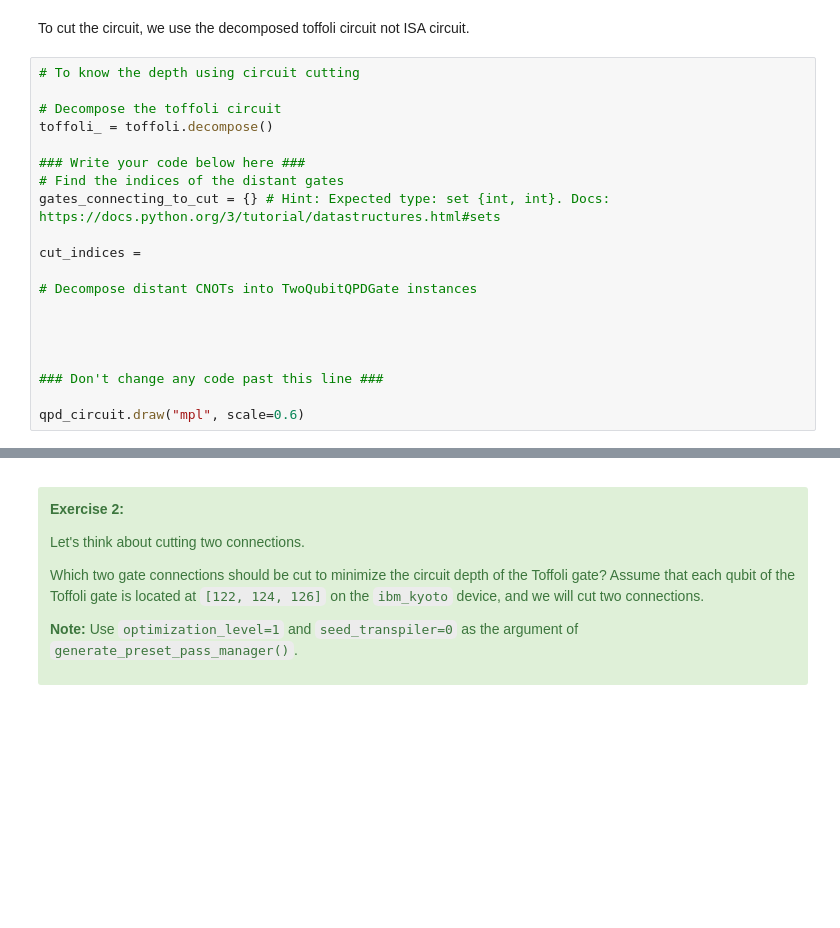
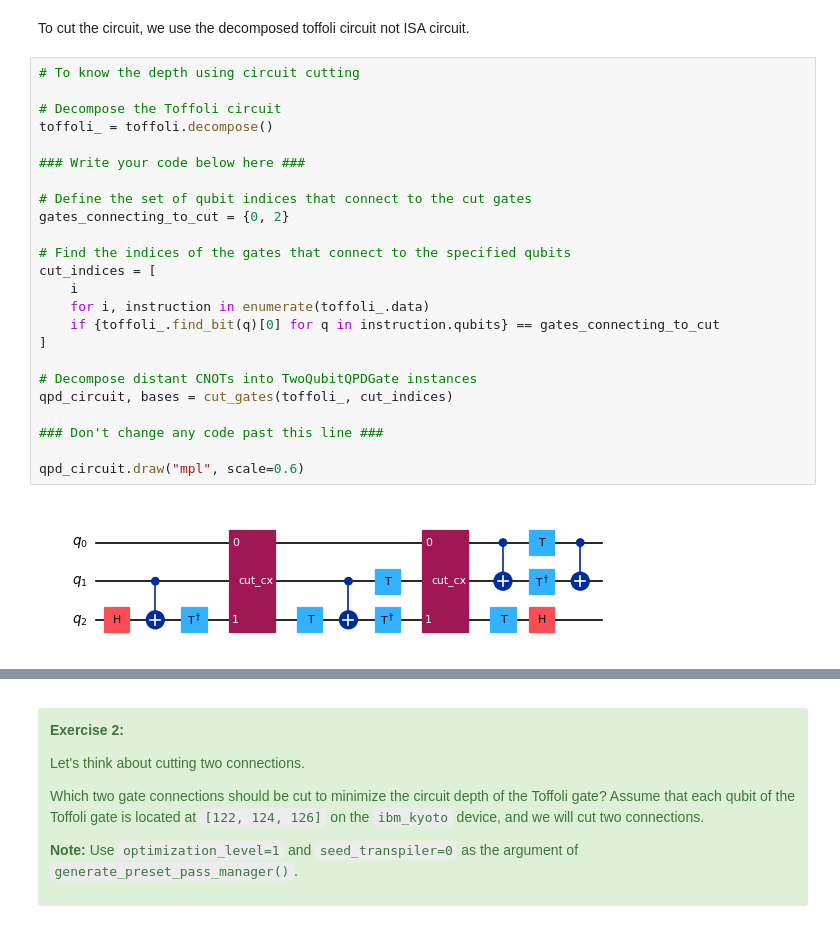
Before and after one commit to diegogerwig/Quantum_Computing, a Jupyter notebook: IBM Quantum 2024_06 Challenge/lab_3/IBM Quantum Challenge 2024 Lab 3 circuit-knitting.ipynb, the cells around one changed output, grey strips where cells are left out. Cells and saved outputs as stored; diff of their text form; blank space fills up the shorter version.

```diff
--- a/IBM Quantum 2024_06 Challenge/lab_3/IBM Quantum Challenge 2024 Lab 3 circuit-knitting.ipynb
+++ b/IBM Quantum 2024_06 Challenge/lab_3/IBM Quantum Challenge 2024 Lab 3 circuit-knitting.ipynb
@@ -381,23 +372,29 @@ To cut the circuit, we use the decomposed toffoli circuit not ISA circuit.
 # %%
 # To know the depth using circuit cutting
 
-# Decompose the toffoli circuit
+# Decompose the Toffoli circuit
 toffoli_ = toffoli.decompose()
 
 ### Write your code below here ###
-# Find the indices of the distant gates
-gates_connecting_to_cut = {} # Hint: Expected type: set {int, int}. Docs: https://docs.python.org/3/tutorial/datastructures.html#sets
 
-cut_indices =
+# Define the set of qubit indices that connect to the cut gates
+gates_connecting_to_cut = {0, 2}
+
+# Find the indices of the gates that connect to the specified qubits
+cut_indices = [
+    i
+    for i, instruction in enumerate(toffoli_.data)
+    if {toffoli_.find_bit(q)[0] for q in instruction.qubits} == gates_connecting_to_cut
+]
 
 # Decompose distant CNOTs into TwoQubitQPDGate instances
-
-
-
+qpd_circuit, bases = cut_gates(toffoli_, cut_indices)
 
 ### Don't change any code past this line ###
 
 qpd_circuit.draw("mpl", scale=0.6)
+# %% [output]
+[figure, added]
 # %%
 # set the observables
 observable = SparsePauliOp(["ZZZ"])
```
Also changed, not shown: parts of 13 cells of this notebook, 3 other files.
